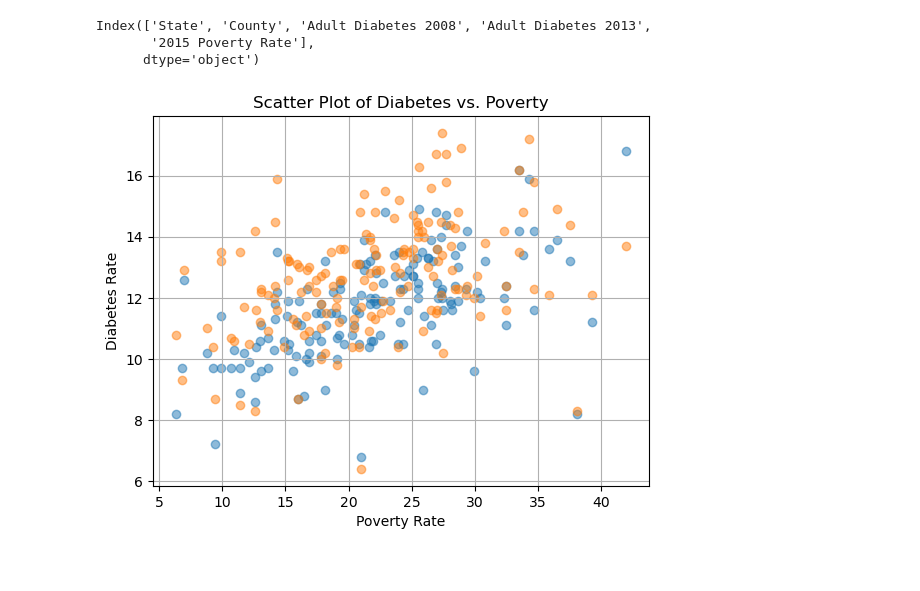
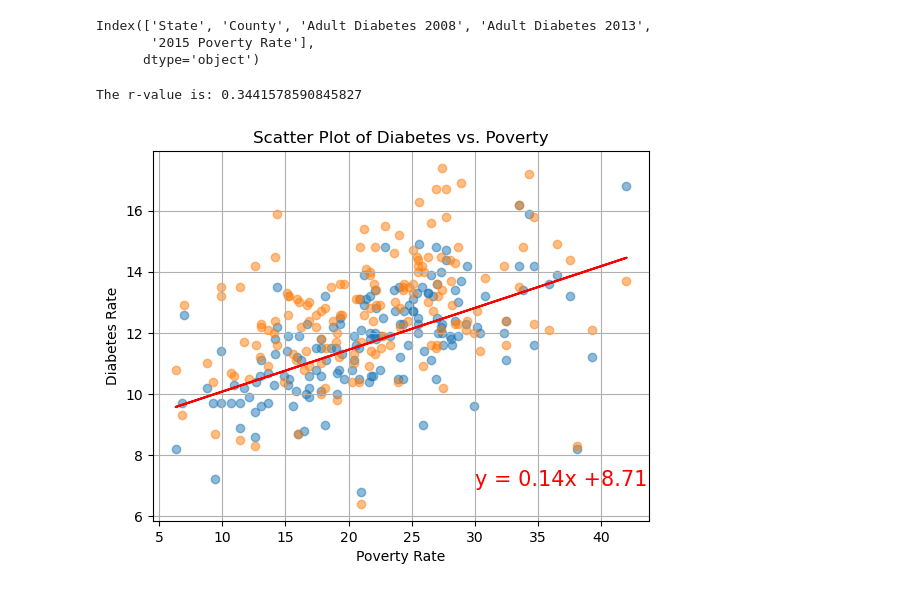
Before and after one commit to anishak520/Project1, a Jupyter notebook: FoodEnvironmentAtlas2/diabetesvspoverty.ipynb, the cells around one changed output. Cells and saved outputs as stored; diff of their text form; code cells hidden in the pictures.

Commit message:
diabetes vs poverty

```diff
--- a/FoodEnvironmentAtlas2/diabetesvspoverty.ipynb
+++ b/FoodEnvironmentAtlas2/diabetesvspoverty.ipynb
@@ -83,15 +84,24 @@ Index(['State', 'County', 'Adult Diabetes 2008', 'Adult Diabetes 2013',
 # %%
 diabetes_column = "Adult Diabetes 2008", "Adult Diabetes 2013"
 poverty_column = "2015 Poverty Rate"
-
+slope, intercept, rvalue, pvalue, stderr = linregress(GAcounties[poverty_column], GAcounties[diabetes_column[0]])
 # Scatter plot
 plt.scatter(GAcounties[poverty_column], GAcounties[diabetes_column[0]], label="2008", alpha=0.5)
 plt.scatter(GAcounties[poverty_column], GAcounties[diabetes_column[1]], label="2013", alpha=0.5)
+regress_values = GAcounties[poverty_column] * slope + intercept
+# Create line equation string
+line_eq = "y = " + str(round(slope,2)) + "x +" + str(round(intercept,2))
 
+plt.plot(GAcounties[poverty_column], regress_values, color='red', label='Linear Regression')
 plt.title("Scatter Plot of Diabetes vs. Poverty")
 plt.xlabel("Poverty Rate")
 plt.ylabel("Diabetes Rate")
 plt.grid(True)
+# Print r value
+print(f"The r-value is: {rvalue**2}")
+#show plot
+plt.annotate(line_eq,(30,7),fontsize=15,color="red")
 plt.show()
 # %% [output]
+The r-value is: 0.3441578590845827
-[figure, old version]
+[figure, new version]
```
Also changed, not shown: parts of 1 cell of this notebook.
